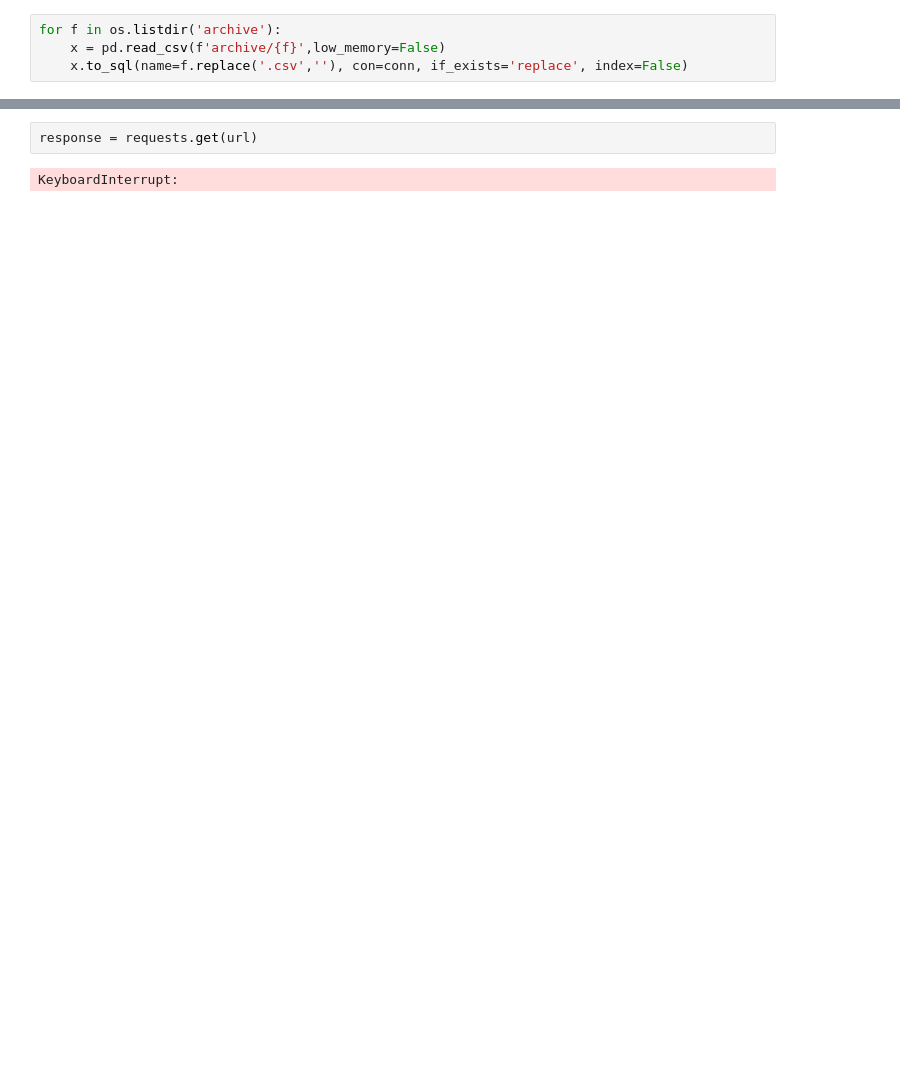
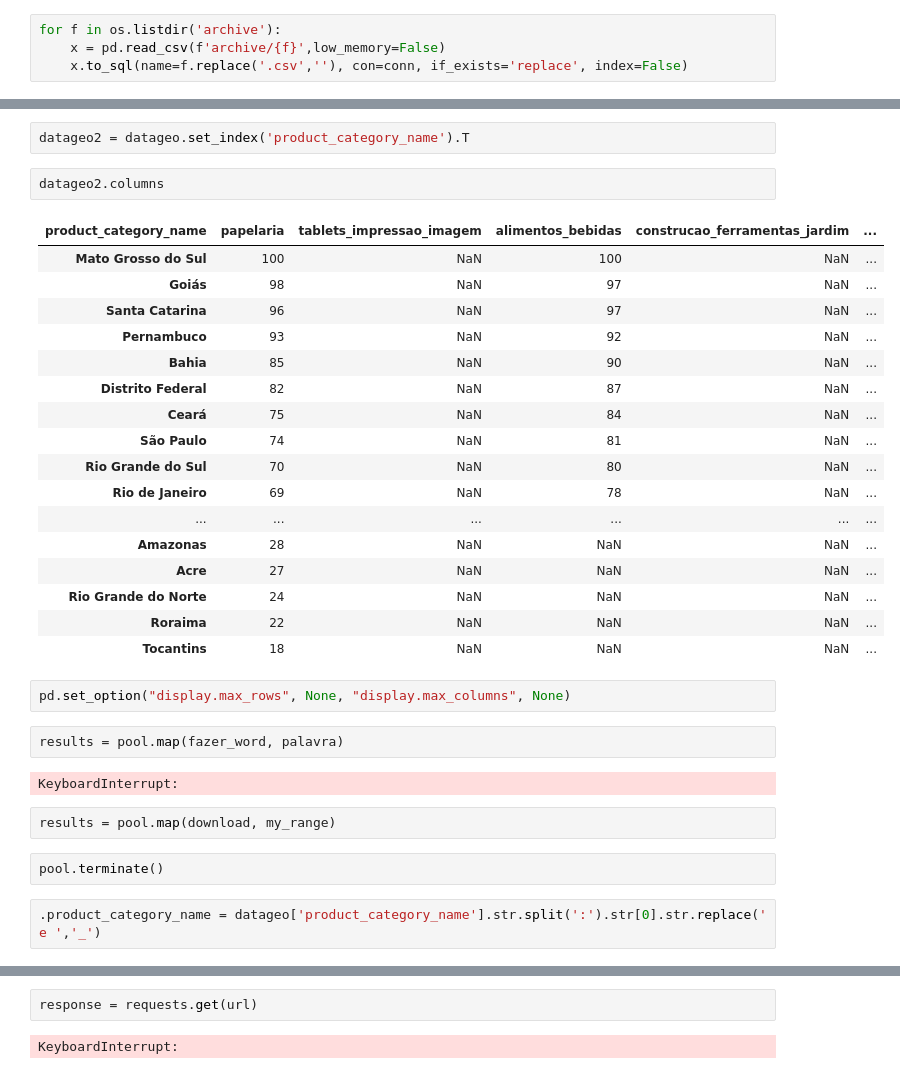
Before and after one commit to PedrooFelix/E-commerce-DataVisualization-Recommendation, a Jupyter notebook: olist /PROJETO-OLIST.ipynb, the cells around one changed output, grey strips where cells are left out. Cells and saved outputs as stored; diff of their text form; blank space fills up the shorter version.

```diff
--- a/olist /PROJETO-OLIST.ipynb
+++ b/olist /PROJETO-OLIST.ipynb
@@ -264,0 +603,34 @@ from bs4 import BeautifulSoup
+# %%
+datageo2 = datageo.set_index('product_category_name').T
+# %%
+datageo2.columns
+# %% [output]
+| product_category_name | papelaria | tablets_impressao_imagem | alimentos_bebidas | construcao_ferramentas_jardim | ... |
+| Mato Grosso do Sul | 100 | NaN | 100 | NaN | ... |
+| Goiás | 98 | NaN | 97 | NaN | ... |
+| Santa Catarina | 96 | NaN | 97 | NaN | ... |
+| Pernambuco | 93 | NaN | 92 | NaN | ... |
+| Bahia | 85 | NaN | 90 | NaN | ... |
+| Distrito Federal | 82 | NaN | 87 | NaN | ... |
+| Ceará | 75 | NaN | 84 | NaN | ... |
+| São Paulo | 74 | NaN | 81 | NaN | ... |
+| Rio Grande do Sul | 70 | NaN | 80 | NaN | ... |
+| Rio de Janeiro | 69 | NaN | 78 | NaN | ... |
+| ... | ... | ... | ... | ... | ... |
+| Amazonas | 28 | NaN | NaN | NaN | ... |
+| Acre | 27 | NaN | NaN | NaN | ... |
+| Rio Grande do Norte | 24 | NaN | NaN | NaN | ... |
+| Roraima | 22 | NaN | NaN | NaN | ... |
+| Tocantins | 18 | NaN | NaN | NaN | ... |
+# %%
+pd.set_option("display.max_rows", None, "display.max_columns", None)
+# %%
+results = pool.map(fazer_word, palavra)
+# %% [output]
+KeyboardInterrupt:
+# %%
+results = pool.map(download, my_range)
+# %%
+pool.terminate()
+# %%
+.product_category_name = datageo['product_category_name'].str.split(':').str[0].str.replace(' e ','_')
```
Also changed, not shown: parts of 130 cells of this notebook, 5 other files.
